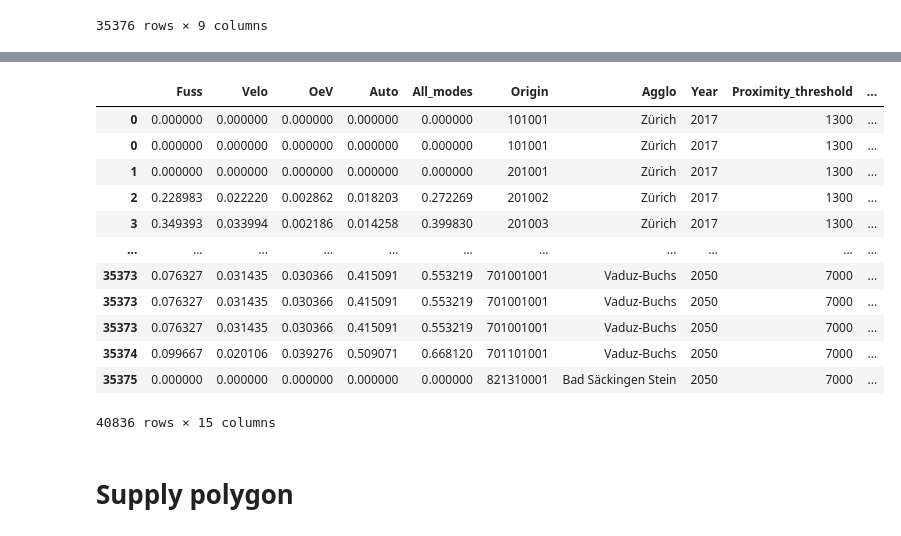
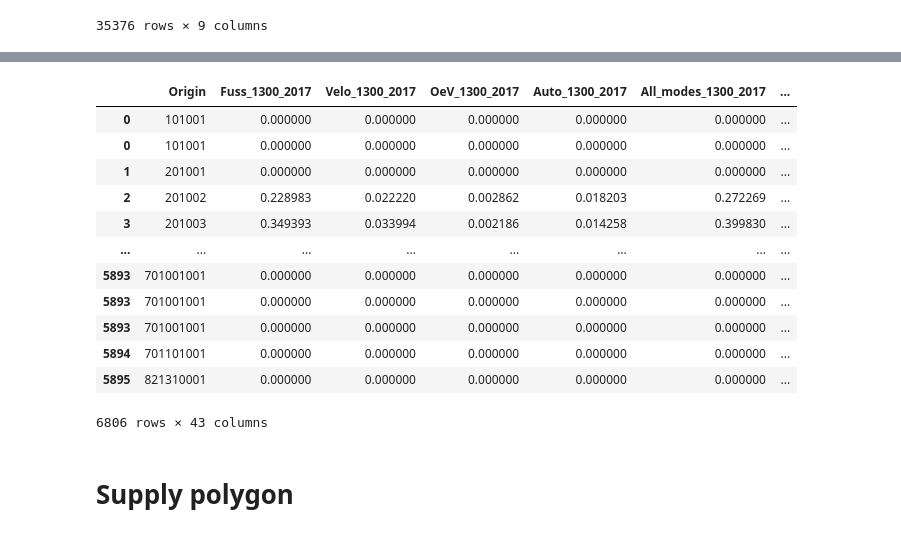
Before and after one commit to EPFL-ENAC/LASUR-swiss-proximity, a Jupyter notebook: data_processing/processing.ipynb, the cells around one changed output, grey strips where cells are left out. Cells and saved outputs as stored; diff of their text form; code cells hidden in the pictures.

```diff
--- a/data_processing/processing.ipynb
+++ b/data_processing/processing.ipynb
@@ -20,6 +20,42 @@ path_verkehrszonen = os.path.join(data_folder, "verkehrszonen.gpkg")
 
 
 postgresql_password = "wtCR82VTnPeQrxqbmprn" # take it from keyweb
+# %%
+def df_exploder(df, group_by_column,suffix_columns) :
+
+
+    list_of_columns = list(df.columns)
+    list_of_columns = [item for item in list_of_columns if item not in group_by_column and item not in suffix_columns]
+
+    # Create a df with only unique values of the group_by_column
+    df_unique = df[group_by_column].drop_duplicates()
+    df_unique = df_unique.reset_index(drop=True)
+
+    # get unique combinaison of suffix columns
+    df_unique_cominaison = df[suffix_columns].drop_duplicates()
+
+    # loop over unique combinaison of suffix columns
+    for index, row in df_unique_cominaison.iterrows():
+
+        # Filter the df with the unique values of the combinaison of suffix columns
+        cond_dict  = row.to_dict()
+        query_str = ' and '.join([f"{key} == {repr(value)}" for key, value in cond_dict.items()])
+        filtered_df = df.query(query_str).copy()
+        filtered_df = filtered_df.drop_duplicates(subset=group_by_column, keep='first')
+
+        # Rename columns
+        concatenate_value = "_".join([str(value) for value in row.values])
+        column_name_mapping_dict = {i : f"{i}_{concatenate_value}" for i in list_of_columns}
+        filtered_df = filtered_df.rename(columns=column_name_mapping_dict)
+
+        # Delete suffix columns
+        filtered_df = filtered_df.drop(columns=suffix_columns)
+
+        # Merge the df with the unique values of the group_by_column
+        df_unique = pd.merge(df_unique, filtered_df, on=group_by_column, how="left")
+
+
+    return df_unique
 # %% [markdown]
 # Load demand h3 data
 # %%
@@ -222,3 +239,8 @@ df_demand_polygon
 | 35374 | 0.099667 | 0.020106 | 0.039276 | 0.509071 | 0.668120 | 701101001 | Vaduz-Buchs | 2050 | 7000 |
 | 35375 | 0.000000 | 0.000000 | 0.000000 | 0.000000 | 0.000000 | 821310001 | Bad Säckingen Stein | 2050 | 7000 |
 35376 rows × 9 columns
+# %%
+group_by_column  = ["Origin"]
+suffix_columns = ["Proximity_threshold","Year"]
+df_demand_unique_polygon = df_exploder(df_demand_polygon, group_by_column,suffix_columns)
+df_demand_unique_polygon
@@ -225,18 +261,18 @@ df_demand_polygon
 # %%
 # Add the verkehrszonen polygons dataframe to the demand dataframe
-df_demand_polygon = df_demand_polygon.join(df_verkehrszonen, on='Origin',how='left')
-df_demand_polygon
+df_demand_unique_polygon = df_demand_unique_polygon.join(df_verkehrszonen, on='Origin',how='left')
+df_demand_unique_polygon
 # %% [output]
-|  | Fuss | Velo | OeV | Auto | All_modes | Origin | Agglo | Year | Proximity_threshold | ... |
-| 0 | 0.000000 | 0.000000 | 0.000000 | 0.000000 | 0.000000 | 101001 | Zürich | 2017 | 1300 | ... |
-| 0 | 0.000000 | 0.000000 | 0.000000 | 0.000000 | 0.000000 | 101001 | Zürich | 2017 | 1300 | ... |
-| 1 | 0.000000 | 0.000000 | 0.000000 | 0.000000 | 0.000000 | 201001 | Zürich | 2017 | 1300 | ... |
-| 2 | 0.228983 | 0.022220 | 0.002862 | 0.018203 | 0.272269 | 201002 | Zürich | 2017 | 1300 | ... |
-| 3 | 0.349393 | 0.033994 | 0.002186 | 0.014258 | 0.399830 | 201003 | Zürich | 2017 | 1300 | ... |
-| ... | ... | ... | ... | ... | ... | ... | ... | ... | ... | ... |
-| 35373 | 0.076327 | 0.031435 | 0.030366 | 0.415091 | 0.553219 | 701001001 | Vaduz-Buchs | 2050 | 7000 | ... |
-| 35373 | 0.076327 | 0.031435 | 0.030366 | 0.415091 | 0.553219 | 701001001 | Vaduz-Buchs | 2050 | 7000 | ... |
-| 35373 | 0.076327 | 0.031435 | 0.030366 | 0.415091 | 0.553219 | 701001001 | Vaduz-Buchs | 2050 | 7000 | ... |
-| 35374 | 0.099667 | 0.020106 | 0.039276 | 0.509071 | 0.668120 | 701101001 | Vaduz-Buchs | 2050 | 7000 | ... |
-| 35375 | 0.000000 | 0.000000 | 0.000000 | 0.000000 | 0.000000 | 821310001 | Bad Säckingen Stein | 2050 | 7000 | ... |
+|  | Origin | Fuss_1300_2017 | Velo_1300_2017 | OeV_1300_2017 | Auto_1300_2017 | All_modes_1300_2017 | ... |
+| 0 | 101001 | 0.000000 | 0.000000 | 0.000000 | 0.000000 | 0.000000 | ... |
+| 0 | 101001 | 0.000000 | 0.000000 | 0.000000 | 0.000000 | 0.000000 | ... |
+| 1 | 201001 | 0.000000 | 0.000000 | 0.000000 | 0.000000 | 0.000000 | ... |
+| 2 | 201002 | 0.228983 | 0.022220 | 0.002862 | 0.018203 | 0.272269 | ... |
+| 3 | 201003 | 0.349393 | 0.033994 | 0.002186 | 0.014258 | 0.399830 | ... |
+| ... | ... | ... | ... | ... | ... | ... | ... |
+| 5893 | 701001001 | 0.000000 | 0.000000 | 0.000000 | 0.000000 | 0.000000 | ... |
+| 5893 | 701001001 | 0.000000 | 0.000000 | 0.000000 | 0.000000 | 0.000000 | ... |
+| 5893 | 701001001 | 0.000000 | 0.000000 | 0.000000 | 0.000000 | 0.000000 | ... |
+| 5894 | 701101001 | 0.000000 | 0.000000 | 0.000000 | 0.000000 | 0.000000 | ... |
+| 5895 | 821310001 | 0.000000 | 0.000000 | 0.000000 | 0.000000 | 0.000000 | ... |
-40836 rows × 15 columns
+6806 rows × 43 columns
```
Also changed, not shown: parts of 18 cells of this notebook.
